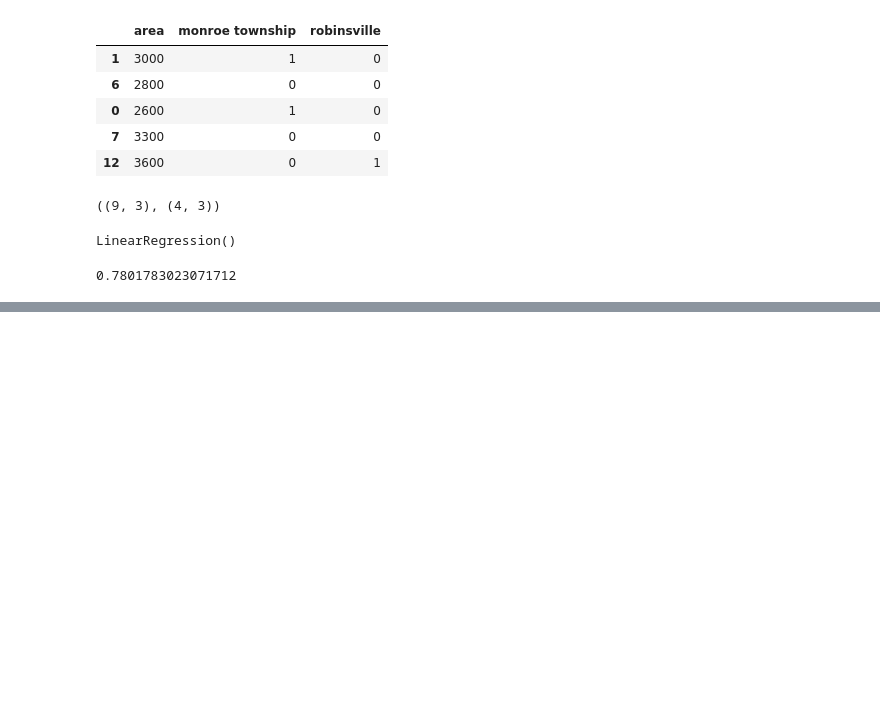
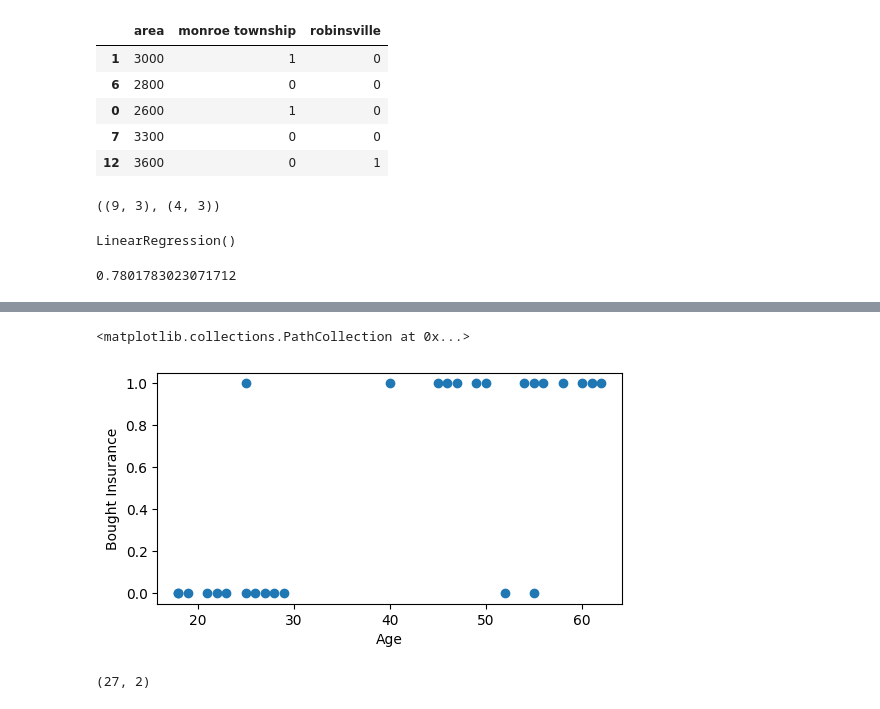
Before and after one commit to amidying/ML_Begginer_01, a Jupyter notebook: 001_prac1.ipynb, the cells around one changed output, grey strips where cells are left out. Drawn from its saved outputs; the diff is of its cells as text; code cells hidden in the pictures; blank space fills up the shorter version.

```diff
--- a/001_prac1.ipynb
+++ b/001_prac1.ipynb
@@ -313,0 +318,2 @@ model.score(X_test,y_test)
+# %%
+df = pd.read_csv('./05_logistic_regression/insurance_price.csv')
@@ -313,0 +331,9 @@ model.score(X_test,y_test)
+# %%
+%matplotlib inline
+plt.figure(figsize=(6,3))
+plt.xlabel("Age")
+plt.ylabel("Bought Insurance")
+plt.scatter(df.age,df.bought_insurance)
+# %% [output]
+<matplotlib.collections.PathCollection at 0x...>
+[figure, added]
@@ -313,0 +344,4 @@ model.score(X_test,y_test)
+# %%
+df.shape
+# %% [output]
+(27, 2)
```
Also changed, not shown: parts of 56 cells of this notebook, 2 other files.
